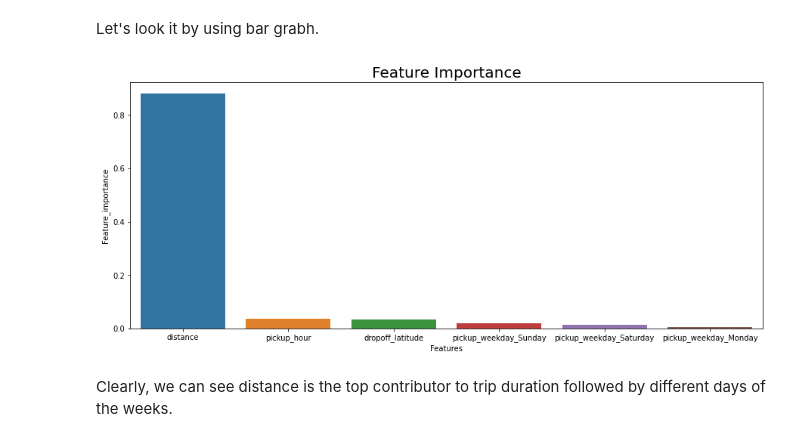
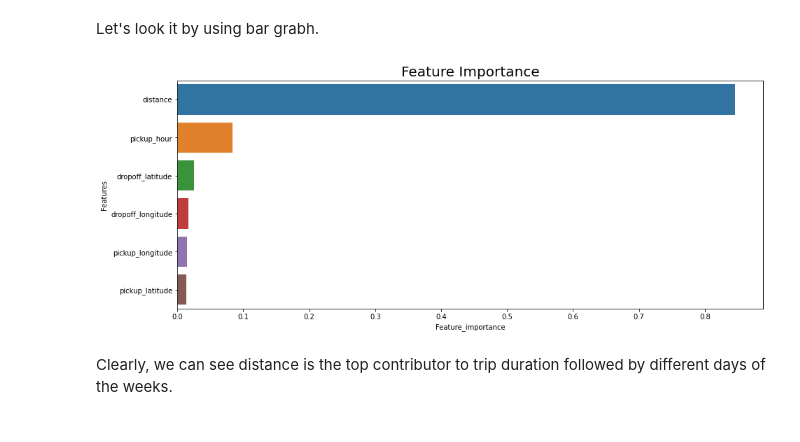
Before and after one commit to yaman9675/NYC-Taxi-Trip-Time-Prediction, a Jupyter notebook: Yaman_NYC_Taxi_Trip_Time_Prediction_Capstone_Project.ipynb, the cells around one changed output. Saved outputs shown, nothing was run; the diff lists cells and outputs as text; code cells hidden in the pictures.

```diff
--- a/Yaman_NYC_Taxi_Trip_Time_Prediction_Capstone_Project.ipynb
+++ b/Yaman_NYC_Taxi_Trip_Time_Prediction_Capstone_Project.ipynb
@@ -1245,0 +1485,7 @@ import xgboost as xgb
+# %%
+xgb_model = xgb.XGBRegressor(random_state=0, objective='reg:squarederror')
+# set the hyperparameter for XGBRegressor
+param_tuning = {'learning_rate': [0.1, 0.2, 0.3],'max_depth': [5, 8, 10],'min_samples_' : [2,4,6],'n_estimators' : [100,200,300]}
+
+xgb_model = GridSearchCV(xgb_model, param_grid = param_tuning,scoring = 'r2', cv=5,verbose=1,)
+xgb_model.fit(X_train,y_train)
@@ -1246,7 +1495,6 @@ import xgboost as xgb
 # %%
 xgb_model = xgb.XGBRegressor()
-grid_values = {'n_estimators' : [80,150,200], 'max_depth': [5,8,10],'min_samples_' : [40,50],'learning_rate' : [0.2,0.4,0.6]}
-#grid_values = {'n_estimators' : [200], 'max_depth': [8], 'min_samples_' : [40],'learning_rate' : [0.2]}
-xgb_model = GridSearchCV(xgb_model, param_grid = grid_values,scoring = 'r2', cv=5,verbose=1,)
+grid_values = {'n_estimators' : [200], 'max_depth': [8],'min_samples_' : [4],'learning_rate' : [0.2]}
+xgb_model = GridSearchCV(estimator = xgb_model, param_grid = grid_values, scoring = 'r2', cv=3,verbose=1,)
 # %%
-#xgb_model.fit(X_train,y_train)
+xgb_model.fit(X_train,y_train)
@@ -1321,5 +1578,5 @@ Finally, let's also look the feature importance.
 # %%
-importance_df= pd.DataFrame({'Features': features, 'Feature_importance': list(xgb_model.best_estimator_.feature_importances_)})
+importance_df= pd.DataFrame({'Features': independent_variables, 'Feature_importance': list(xgb_model.best_estimator_.feature_importances_)})
 importance_df
 # %% [output]
 |  | Features | Feature_importance |
@@ -1344,9 +1593,9 @@ Let's look it by using bar grabh.
 # %%
 plt.figure(figsize=(15,6))
 plt.title('Feature Importance', fontsize=20)
-sns.barplot(x='Features',y="Feature_importance", data=importance_df[:6])
+sns.barplot(x="Feature_importance",y='Features', data=importance_df[:6], orient = 'h')
 plt.show()
 # %% [output]
-[figure, old version]
+[figure, new version]
 # %% [markdown]
 Clearly, we can see distance is the top contributor to trip duration followed by different days of the weeks.
```
Also changed, not shown: parts of 253 cells of this notebook.
